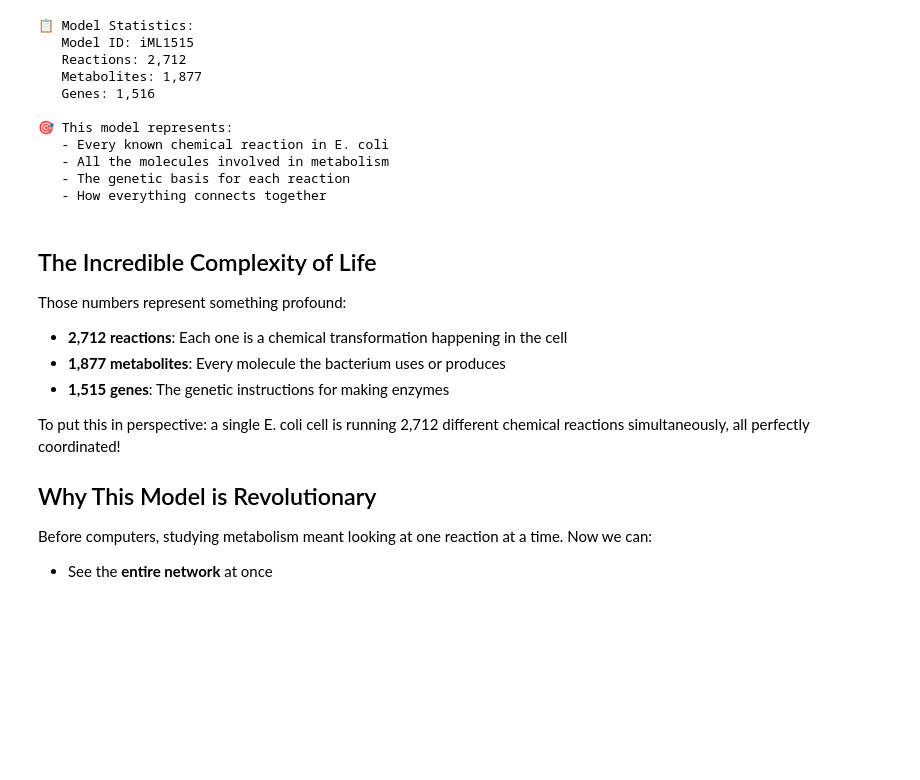
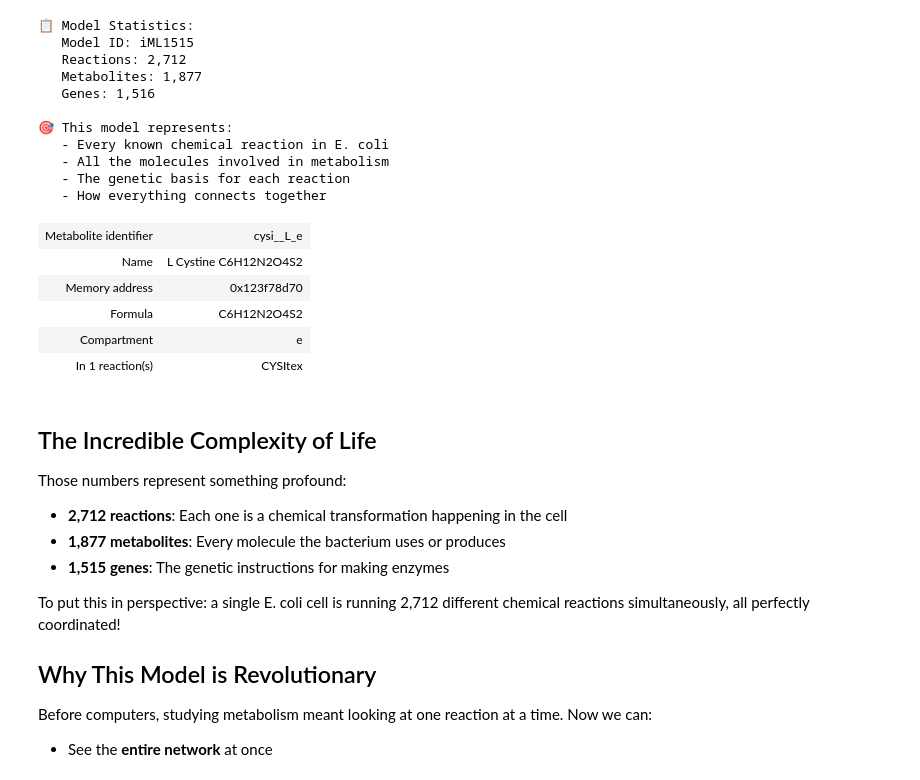
Before and after one commit to sutyum/ecoli-code, a Jupyter notebook: notebook.ipynb, the cells around one changed output. Drawn from its saved outputs; the diff is of its cells as text; code cells hidden in the pictures; blank space fills up the shorter version.

```diff
--- a/notebook.ipynb
+++ b/notebook.ipynb
@@ -151,6 +151,15 @@ INFO:cobra.core.model:The current solver interface glpk doesn't support setting
    - All the molecules involved in metabolism
    - The genetic basis for each reaction
    - How everything connects together
+# %%
+model.metabolites[1]
+# %% [output]
+| Metabolite identifier | cysi__L_e |
+| Name | L Cystine C6H12N2O4S2 |
+| Memory address | 0x123f78d70 |
+| Formula | C6H12N2O4S2 |
+| Compartment | e |
+| In 1 reaction(s) | CYSItex |
 # %% [markdown]
 ## The Incredible Complexity of Life
 
```
Also changed, not shown: parts of 2 cells of this notebook, 1 other file.
